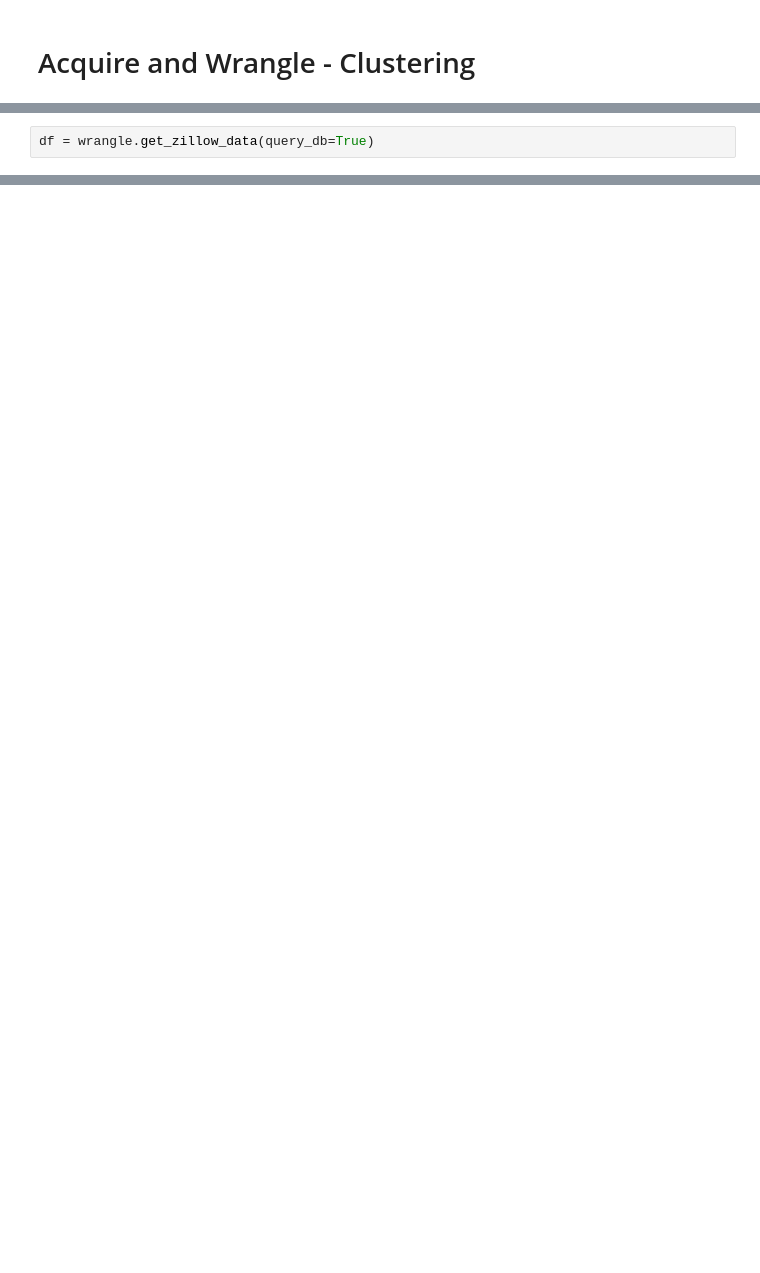
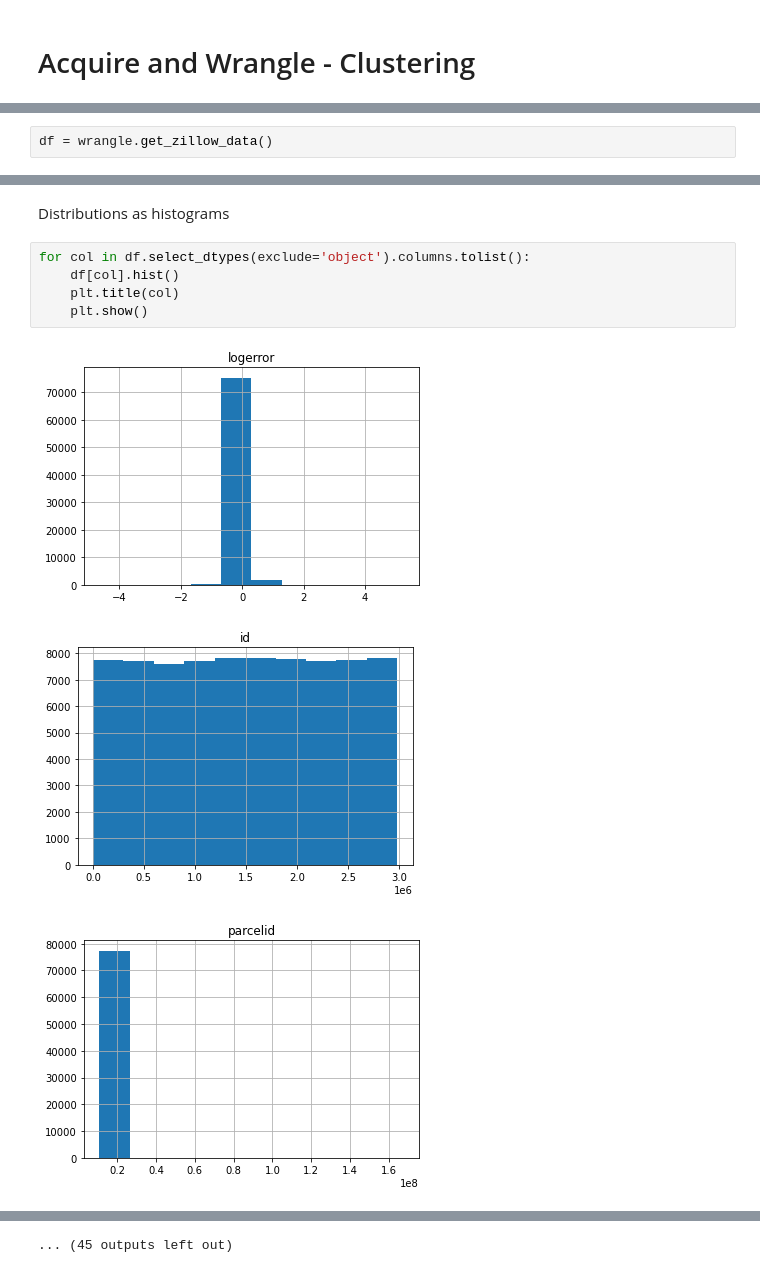
Before and after one commit to stephenfitzsimon/clustering-exercises, a Jupyter notebook: zillow.ipynb, the cells around one changed output, grey strips where cells are left out. Drawn from its saved outputs; the diff is of its cells as text; blank space fills up the shorter version.

```diff
--- a/zillow.ipynb
+++ b/zillow.ipynb
@@ -7,3 +13,3 @@ import wrangle
 # %%
-df = wrangle.get_zillow_data(query_db=True)
+df = wrangle.get_zillow_data()
 # %% [output]
@@ -12,0 +55,11 @@ Saved dataframe as a .csv!
+# %% [markdown]
+Distributions as histograms
+# %%
+for col in df.select_dtypes(exclude='object').columns.tolist():
+    df[col].hist()
+    plt.title(col)
+    plt.show()
+# %% [output]
+[figure, added]
+[figure, added]
+[figure, added]
@@ -12,0 +75 @@ Saved dataframe as a .csv!
+... (45 outputs left out)
```
Also changed, not shown: parts of 52 cells of this notebook, 4 other files.
